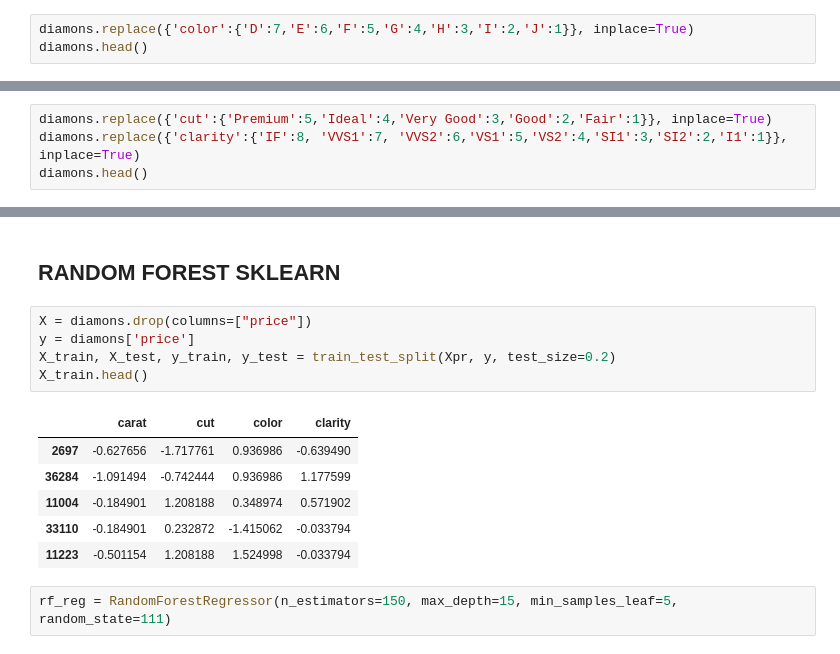
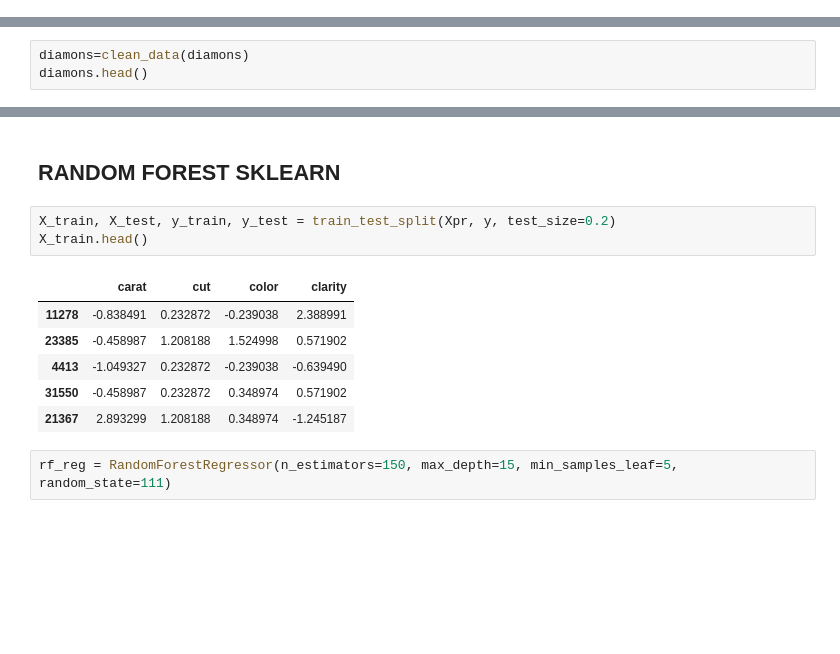
Before and after one commit to E2811/Diamons-price-analysis, a Jupyter notebook: Diamons.ipynb, the cells around one changed output, grey strips where cells are left out. Cells and saved outputs as stored; diff of their text form; blank space fills up the shorter version.

```diff
--- a/Diamons.ipynb
+++ b/Diamons.ipynb
@@ -108,6 +109,3 @@ Observamos que carat, x, y, z estan muy relacionadas entre si por lo que nos que
 diamons.drop(columns=['id','y','z','x','depth','table'], inplace=True)
 # %% [markdown]
 Modificamos las columnas de tipo object. Consideramos que son ordinales y no totalmente independiente entre ellas por lo que asignamos un valor propocional a cada una
-# %%
-diamons.replace({'color':{'D':7,'E':6,'F':5,'G':4,'H':3,'I':2,'J':1}}, inplace=True)
-diamons.head()
@@ -121,4 +111,0 @@ diamons.head()
-# %%
-diamons.replace({'cut':{'Premium':5,'Ideal':4,'Very Good':3,'Good':2,'Fair':1}}, inplace=True)
-diamons.replace({'clarity':{'IF':8, 'VVS1':7, 'VVS2':6,'VS1':5,'VS2':4,'SI1':3,'SI2':2,'I1':1}}, inplace=True)
-diamons.head()
@@ -131,0 +112,3 @@ diamons.head()
+# %%
+diamons=clean_data(diamons)
+diamons.head()
@@ -160,17 +150,15 @@ diamons_n.head()
 # %% [markdown]
 ## RANDOM FOREST SKLEARN
 # %%
-X = diamons.drop(columns=["price"])
-y = diamons['price']
 X_train, X_test, y_train, y_test = train_test_split(Xpr, y, test_size=0.2)
 X_train.head()
 # %% [output]
 |  | carat | cut | color | clarity |
-| 2697 | -0.627656 | -1.717761 | 0.936986 | -0.639490 |
-| 36284 | -1.091494 | -0.742444 | 0.936986 | 1.177599 |
-| 11004 | -0.184901 | 1.208188 | 0.348974 | 0.571902 |
-| 33110 | -0.184901 | 0.232872 | -1.415062 | -0.033794 |
-| 11223 | -0.501154 | 1.208188 | 1.524998 | -0.033794 |
+| 11278 | -0.838491 | 0.232872 | -0.239038 | 2.388991 |
+| 23385 | -0.458987 | 1.208188 | 1.524998 | 0.571902 |
+| 4413 | -1.049327 | 0.232872 | -0.239038 | -0.639490 |
+| 31550 | -0.458987 | 0.232872 | 0.348974 | 0.571902 |
+| 21367 | 2.893299 | 1.208188 | 0.348974 | -1.245187 |
 # %%
 rf_reg = RandomForestRegressor(n_estimators=150, max_depth=15, min_samples_leaf=5, random_state=111)
 # %%
```
Also changed, not shown: parts of 18 cells of this notebook, 2 other files.
